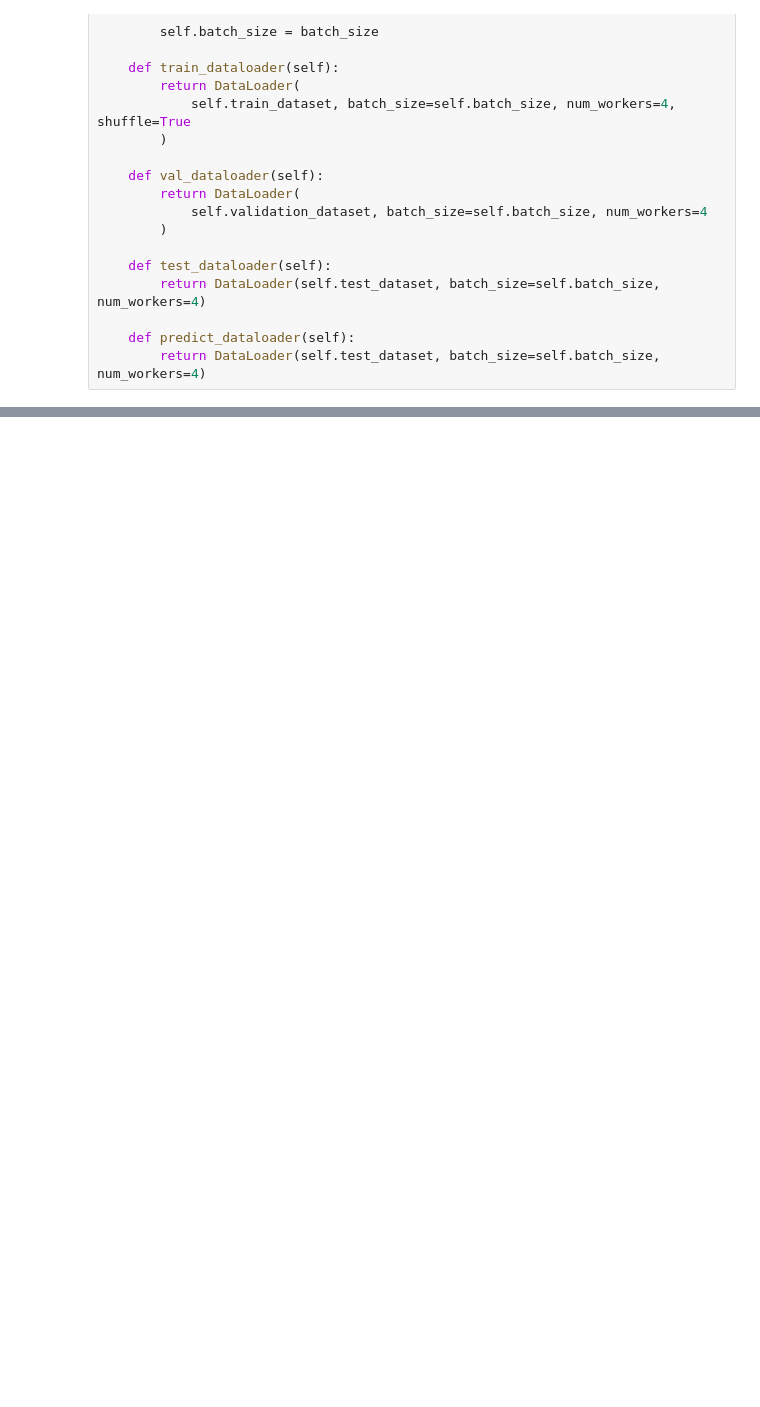
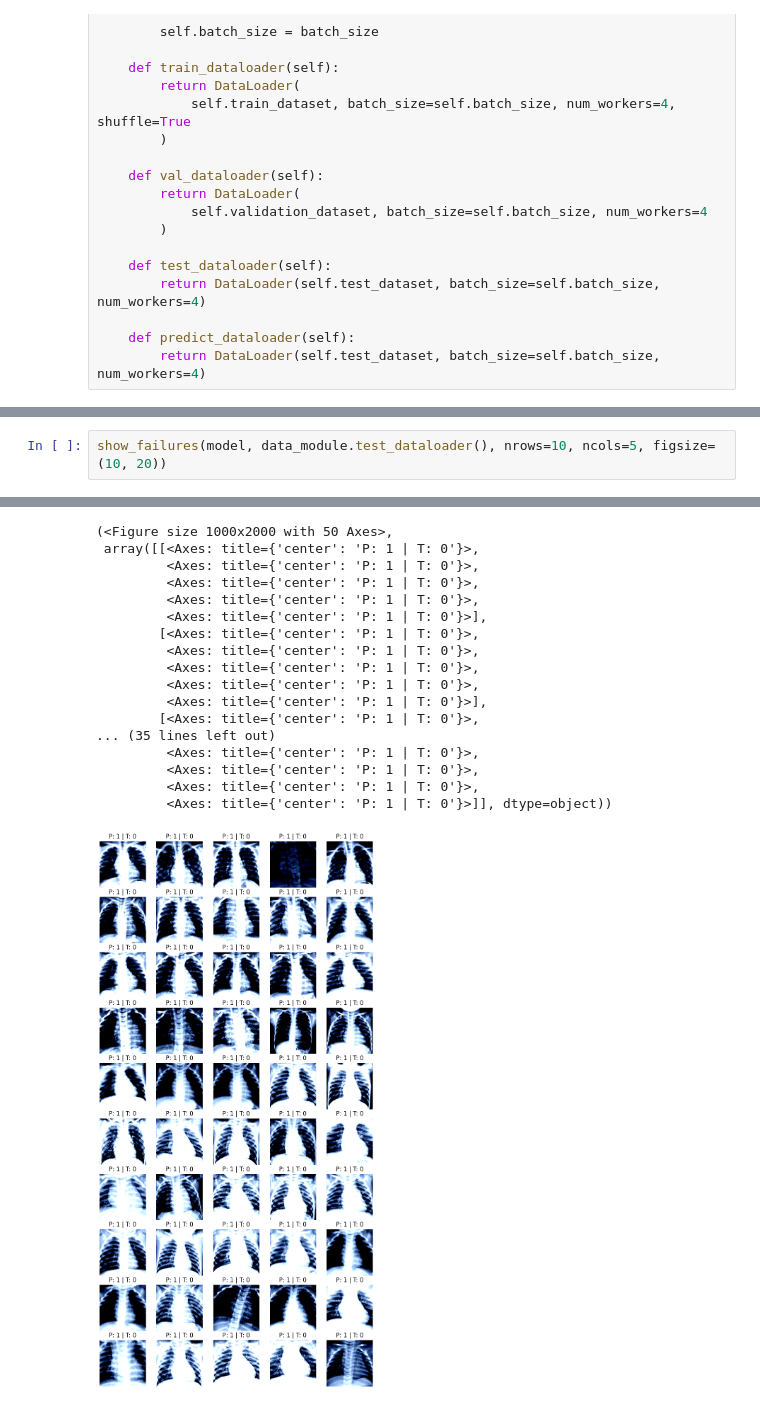
Before and after one commit to marmal88/Explainable-Neural-Networks, a Jupyter notebook: notebooks/data_module.ipynb, the cells around one changed output, grey strips where cells are left out. Saved outputs shown, nothing was run; the diff lists cells and outputs as text; blank space fills up the shorter version.

```diff
--- a/notebooks/data_module.ipynb
+++ b/notebooks/data_module.ipynb
@@ -311,0 +381,3 @@ plt.show()
+# %%
+show_failures(model, data_module.test_dataloader(), nrows=10, ncols=5, figsize=(10, 20))
+# %% [output]
@@ -311,0 +401,18 @@ plt.show()
+(<Figure size 1000x2000 with 50 Axes>,
+ array([[<Axes: title={'center': 'P: 1 | T: 0'}>,
+         <Axes: title={'center': 'P: 1 | T: 0'}>,
+         <Axes: title={'center': 'P: 1 | T: 0'}>,
+         <Axes: title={'center': 'P: 1 | T: 0'}>,
+         <Axes: title={'center': 'P: 1 | T: 0'}>],
+        [<Axes: title={'center': 'P: 1 | T: 0'}>,
+         <Axes: title={'center': 'P: 1 | T: 0'}>,
+         <Axes: title={'center': 'P: 1 | T: 0'}>,
+         <Axes: title={'center': 'P: 1 | T: 0'}>,
+         <Axes: title={'center': 'P: 1 | T: 0'}>],
+        [<Axes: title={'center': 'P: 1 | T: 0'}>,
+... (35 lines left out)
+         <Axes: title={'center': 'P: 1 | T: 0'}>,
+         <Axes: title={'center': 'P: 1 | T: 0'}>,
+         <Axes: title={'center': 'P: 1 | T: 0'}>,
+         <Axes: title={'center': 'P: 1 | T: 0'}>]], dtype=object))
+[figure, added]
```
Also changed, not shown: parts of 12 cells of this notebook, 2 other files.
